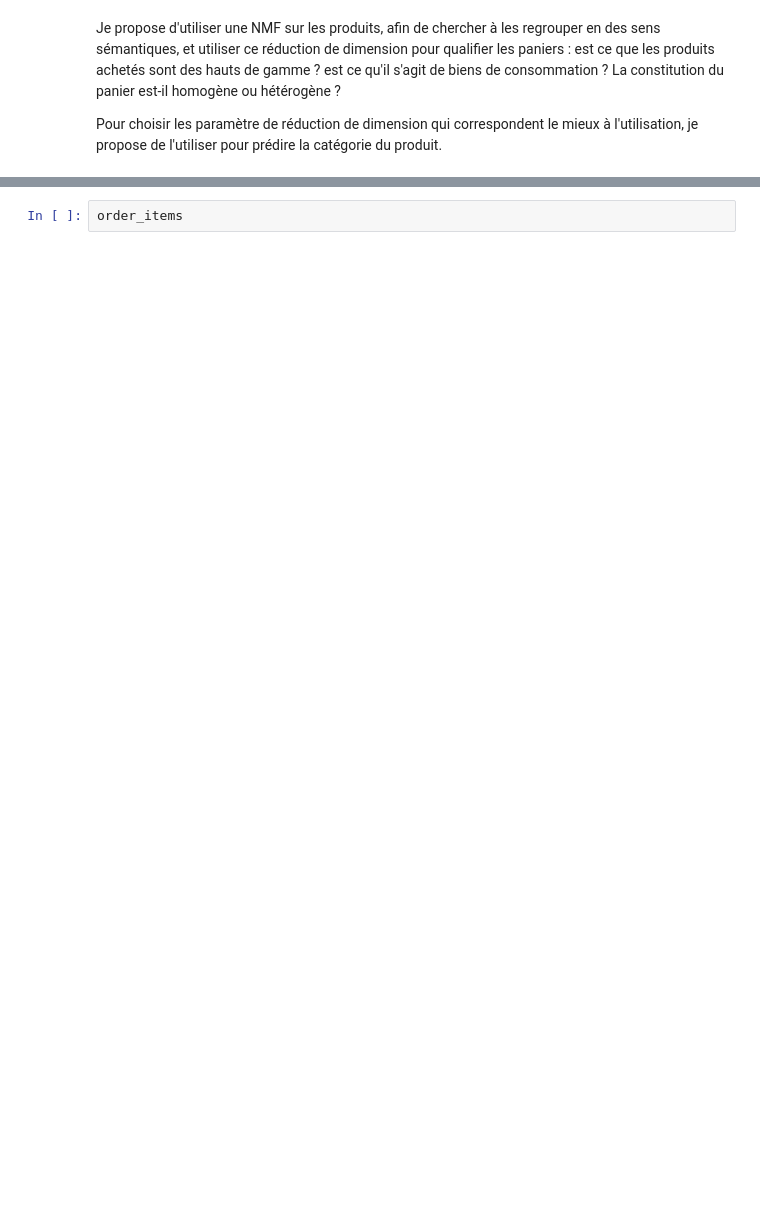
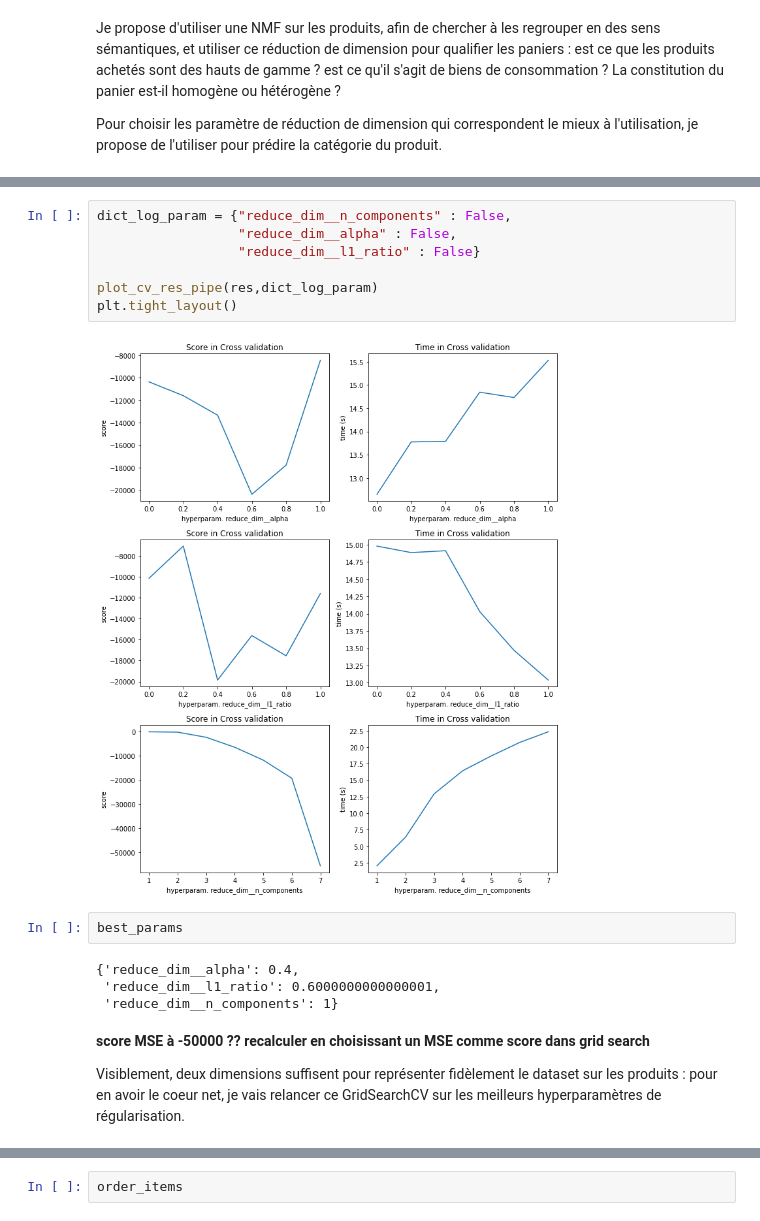
Before and after one commit to ClaireGayral/formation_openclassroom, a Jupyter notebook: P4_gayral_claire/analyse_exploratoire.ipynb, the cells around one changed output, grey strips where cells are left out. Drawn from its saved outputs; the diff is of its cells as text; blank space fills up the shorter version.

Commit message:
toujours sur l'etude des produits -> comment en reduire la dmension de facon pertinente ?

```diff
--- a/P4_gayral_claire/analyse_exploratoire.ipynb
+++ b/P4_gayral_claire/analyse_exploratoire.ipynb
@@ -814,0 +775,19 @@ products.isna()
+# %%
+dict_log_param = {"reduce_dim__n_components" : False,
+                  "reduce_dim__alpha" : False,
+                  "reduce_dim__l1_ratio" : False}
+
+plot_cv_res_pipe(res,dict_log_param)
+plt.tight_layout()
+# %% [output]
+[figure, added]
+# %%
+best_params
+# %% [output]
+{'reduce_dim__alpha': 0.4,
+ 'reduce_dim__l1_ratio': 0.6000000000000001,
+ 'reduce_dim__n_components': 1}
+# %% [markdown]
+**score MSE à -50000 ?? recalculer en choisissant un MSE comme score dans grid search**
+
+Visiblement, deux dimensions suffisent pour représenter fidèlement le dataset sur les produits : pour en avoir le coeur net, je vais relancer ce GridSearchCV sur les meilleurs hyperparamètres de régularisation.
```
Also changed, not shown: parts of 33 cells of this notebook, 2 other files.
